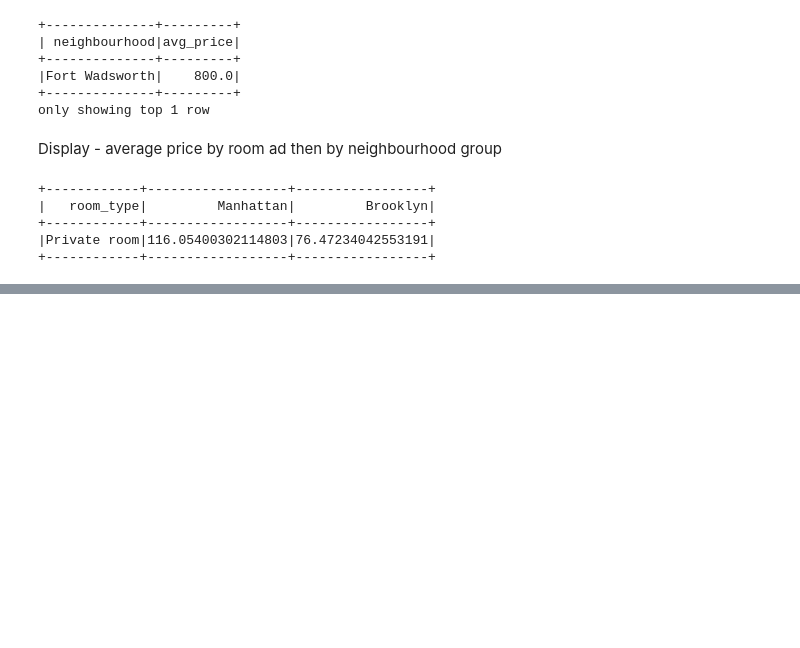
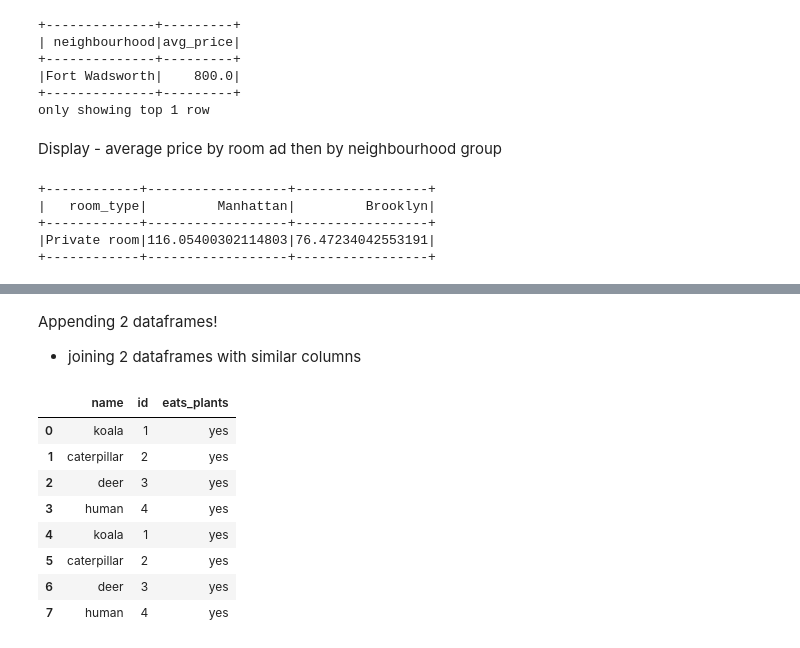
Before and after one commit to citysiva180/PySpark_Exclusive_Learning, a Jupyter notebook: PySpark_Essentials_by_LAYLA.ipynb, the cells around one changed output, grey strips where cells are left out. Saved outputs shown, nothing was run; the diff lists cells and outputs as text; code cells hidden in the pictures; blank space fills up the shorter version.

Commit message:
Completed Joining DF

```diff
--- a/PySpark_Essentials_by_LAYLA.ipynb
+++ b/PySpark_Essentials_by_LAYLA.ipynb
@@ -2287,0 +2295,5 @@ room_type_price = df.filter("room_type IN('Private room','Shared Room')").groupB
+# %%
+import pyspark
+from pyspark.sql import SparkSession
+spark = SparkSession.builder.appName("joins").getOrCreate()
+spark
@@ -2287,0 +2302,11 @@ room_type_price = df.filter("room_type IN('Private room','Shared Room')").groupB
+# %%
+valuesP = [('koala',1,'yes'),('caterpillar',2,'yes'),('deer',3,'yes'),('human',4,'yes')]
+eats_plants = spark.createDataFrame(valuesP,['name','id','eats_plants'])
+
+valuesM = [('shark',5,'yes'),('lion',6,'yes'),('tiger',7,'yes'),('human',4,'yes')]
+eats_meat = spark.createDataFrame(valuesM,['name','id','eats_meat'])
+
+print("Plant eaters (herbivores)")
+print(eats_plants.show())
+print("Meat eaters (carnivores)")
+print(eats_meat.show())
@@ -2287,0 +2331,19 @@ room_type_price = df.filter("room_type IN('Private room','Shared Room')").groupB
+# %% [markdown]
+Appending 2 dataframes!
+
+- joining 2 dataframes with similar columns
+# %%
+new_df = eats_plants
+# %%
+df_appended = eats_plants.union(new_df)
+df_appended.toPandas()
+# %% [output]
+|  | name | id | eats_plants |
+| 0 | koala | 1 | yes |
+| 1 | caterpillar | 2 | yes |
+| 2 | deer | 3 | yes |
+| 3 | human | 4 | yes |
+| 4 | koala | 1 | yes |
+| 5 | caterpillar | 2 | yes |
+| 6 | deer | 3 | yes |
+| 7 | human | 4 | yes |
```
Also changed, not shown: parts of 22 cells of this notebook.
